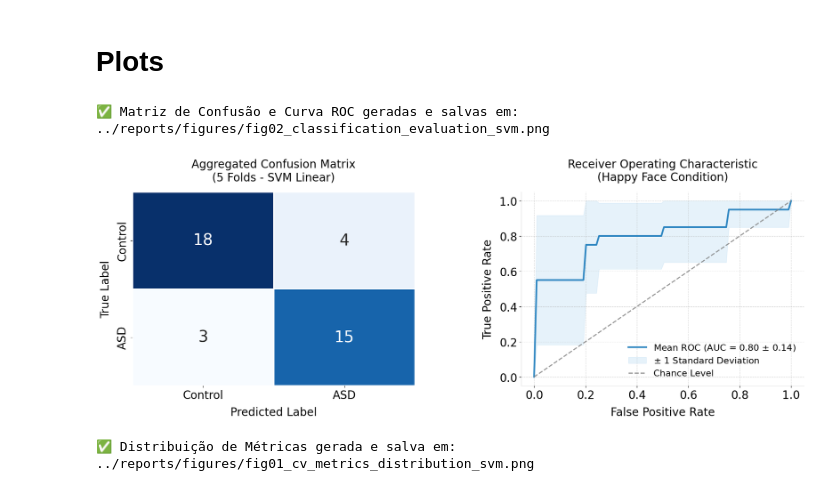
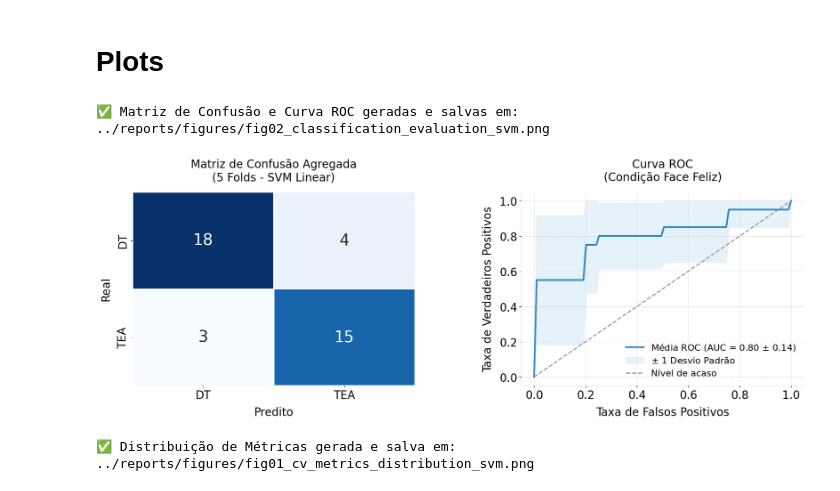
Before and after one commit to brunoandrade-osw/multimodal_fusion_eeg-et, a Jupyter notebook: notebooks/04_ML_eeg.ipynb, the cells around one changed output. Cells and saved outputs as stored; diff of their text form; code cells hidden in the pictures.

```diff
--- a/notebooks/04_ML_eeg.ipynb
+++ b/notebooks/04_ML_eeg.ipynb
@@ -195,13 +335,13 @@ fig, axes = plt.subplots(1, 2, figsize=(18, 7))
 # --- PLOT 1: Matriz de Confusão Agregada ---
 cm = confusion_matrix(y_true_all, y_pred_all)
 sns.heatmap(cm, annot=True, fmt='d', cmap='Blues', cbar=False, ax=axes[0],
-            xticklabels=['Control', 'ASD'], yticklabels=['Control', 'ASD'],
+            xticklabels=['DT', 'TEA'], yticklabels=['DT', 'TEA'],
             annot_kws={"size": 28, "weight": "normal"},
             linewidths=2, linecolor='white')
 
-axes[0].set_title('Aggregated Confusion Matrix\n(5 Folds - SVM Linear)', pad=20)
-axes[0].set_ylabel('True Label', labelpad=10)
-axes[0].set_xlabel('Predicted Label', labelpad=10)
+axes[0].set_title('Matriz de Confusão Agregada\n(5 Folds - SVM Linear)', pad=20)
+axes[0].set_ylabel('Real', labelpad=10)
+axes[0].set_xlabel('Predito', labelpad=10)
 
 # --- PLOT 2: Mean ROC Curve ---
 mean_tpr = np.mean(tprs, axis=0)
@@ -213,40 +353,40 @@ std_auc = np.std(aucs)
 std_tpr = np.std(tprs, axis=0)
 tprs_upper = np.minimum(mean_tpr + std_tpr, 1)
 tprs_lower = np.maximum(mean_tpr - std_tpr, 0)
 
 axes[1].plot(mean_fpr, mean_tpr, color='#2E86C1', linewidth=3,
-             label=f'Mean ROC (AUC = {mean_auc:.2f} $\pm$ {std_auc:.2f})')
+             label=f'Média ROC (AUC = {mean_auc:.2f} $\pm$ {std_auc:.2f})')
 axes[1].fill_between(mean_fpr, tprs_lower, tprs_upper, color='#AED6F1', alpha=0.3,
-                     label=r'$\pm$ 1 Standard Deviation')
+                     label=r'$\pm$ 1 Desvio Padrão')
 
 # Linha de Chance (50%)
-axes[1].plot([0, 1], [0, 1], linestyle='--', lw=2, color='gray', label='Chance Level', alpha=0.8)
+axes[1].plot([0, 1], [0, 1], linestyle='--', lw=2, color='gray', label='Nível de acaso', alpha=0.8)
 
 # Ajustes de Eixos e Títulos da Curva ROC
 axes[1].set_xlim([-0.05, 1.05])
 axes[1].set_ylim([-0.05, 1.05])
-axes[1].set_xlabel('False Positive Rate', labelpad=10)
-axes[1].set_ylabel('True Positive Rate', labelpad=10)
-axes[1].set_title('Receiver Operating Characteristic\n(Happy Face Condition)', pad=20)
+axes[1].set_xlabel('Taxa de Falsos Positivos', labelpad=10)
+axes[1].set_ylabel('Taxa de Verdadeiros Positivos', labelpad=10)
+axes[1].set_title('Curva ROC\n(Condição Face Feliz)', pad=20)
 axes[1].legend(loc="lower right", fontsize=16, frameon=False)
 
 axes[1].grid(axis='both', linestyle='--', alpha=0.5, color='#B0B0B0')
 axes[1].spines['top'].set_visible(False)
 axes[1].spines['right'].set_visible(False)
 axes[1].spines['left'].set_color('#DDDDDD')
 axes[1].spines['bottom'].set_color('#DDDDDD')
 
 plt.tight_layout(w_pad=6.0)
 
 # 5. Salvamento
 os.makedirs('../reports/figures', exist_ok=True)
 caminho_imagem = '../reports/figures/fig02_classification_evaluation_svm.png'
 plt.savefig(caminho_imagem, dpi=300, bbox_inches='tight')
 print(f"✅ Matriz de Confusão e Curva ROC geradas e salvas em: {caminho_imagem}")
 plt.show()
 # %% [output]
 ✅ Matriz de Confusão e Curva ROC geradas e salvas em: ../reports/figures/fig02_classification_evaluation_svm.png
-[figure, old version]
+[figure, new version]
 # %%
 # VISUALIZAÇÃO: CROSS-VALIDATION PERFORMANCE VARIABILITY (SVM LINEAR)
 
```
Also changed, not shown: parts of 14 cells of this notebook, 14 other files.
